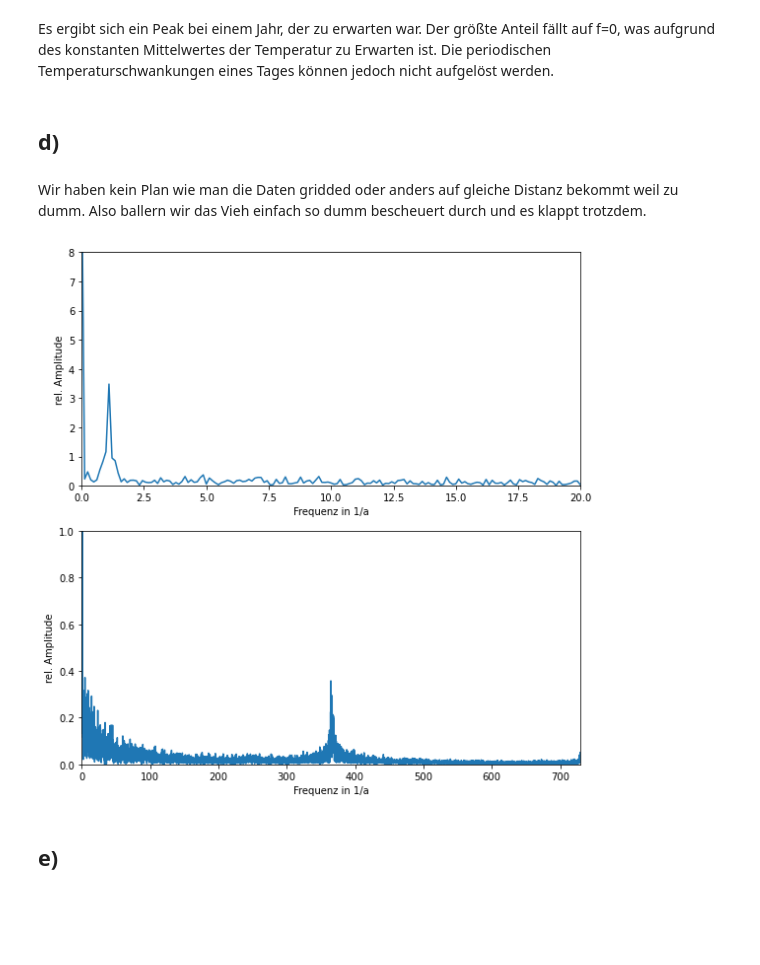
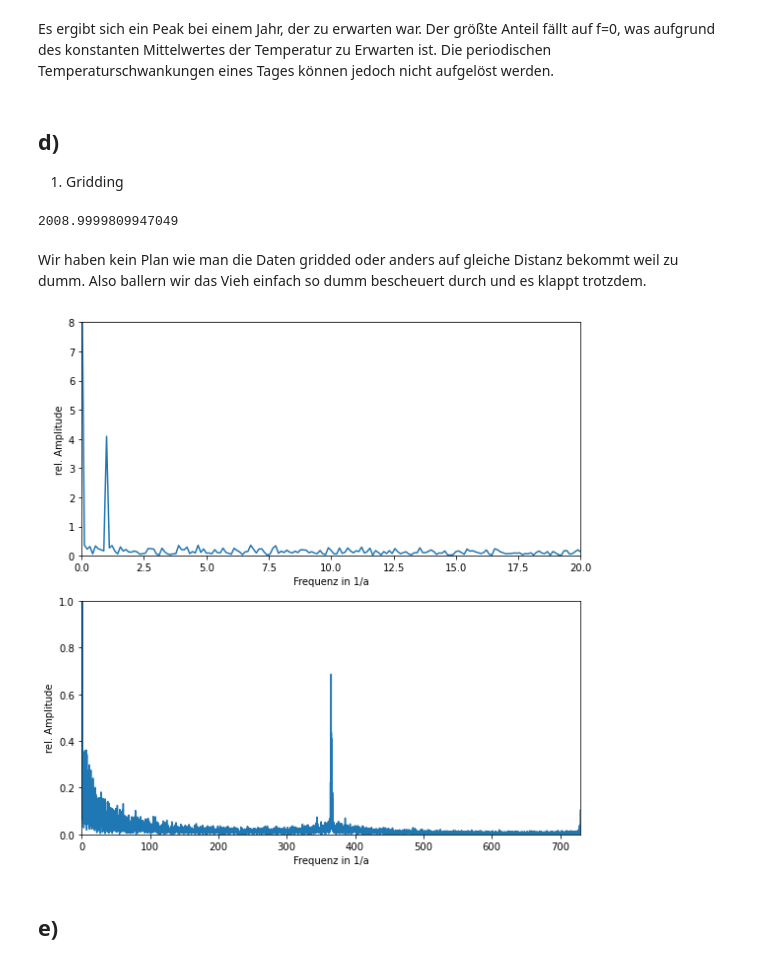
Before and after one commit to ttros/SMD, a Jupyter notebook: SMD B/10/Exercise 18.ipynb, the cells around one changed output. Cells and saved outputs as stored; diff of their text form; code cells hidden in the pictures; blank space fills up the shorter version.

```diff
--- a/SMD B/10/Exercise 18.ipynb
+++ b/SMD B/10/Exercise 18.ipynb
@@ -71,32 +71,50 @@ Es ergibt sich ein Peak bei einem Jahr, der zu erwarten war. Der größte Anteil
 Die periodischen Temperaturschwankungen eines Tages können jedoch nicht aufgelöst werden.
 # %% [markdown]
 ## d)
+1. Gridding
+# %%
+time.max()
+# %% [output]
+2008.9999809947049
+# %%
+from scipy.interpolate import interp1d
+
+time = np.array(time).astype(float) # set datatype to float (it was "object" for some reason)
+distance = 1/(365*24*4)
+
+def grid_data_fft(x, y, grid_spacing):
+    xi = np.arange(x.min(), x.max(), grid_spacing)
+    f = interp1d(x, y)
+    yi = f(xi)
+    return xi, yi
+
+time_grid, temp_grid = grid_data_fft(time, temp, distance)
 # %% [markdown]
 Wir haben kein Plan wie man die Daten gridded oder anders auf gleiche Distanz bekommt weil zu dumm.
 Also ballern wir das Vieh einfach so dumm bescheuert durch und es klappt trotzdem.
 # %%
 from scipy.fft import rfft, rfftfreq, irfft
 
-amplitude = rfft(temp, norm = "forward")
-frequencies = rfftfreq(len(time), 1/(365*24*4))
+amplitude = rfft(temp_grid, norm = "forward")
+frequencies = rfftfreq(len(time_grid), distance)
 
 fig, ax = plt.subplots(2,1, figsize=(8, 8))
 
 ax[0].plot(frequencies, np.abs(amplitude))
 ax[0].set_xlim(0, 20)
 ax[0].set_ylim(0, 8)
 ax[0].set_xlabel("Frequenz in 1/a")
 ax[0].set_ylabel("rel. Amplitude")
 
 ax[1].plot(frequencies, np.abs(amplitude))
 ax[1].set_xlim(0, 2*365)
 ax[1].set_ylim(0, 1)
 ax[1].set_xlabel("Frequenz in 1/a")
 ax[1].set_ylabel("rel. Amplitude")
 
 fig.tight_layout()
 # %% [output]
-[figure, old version]
+[figure, new version]
 # %% [markdown]
 ## e)
 # %% [markdown]
```
Also changed, not shown: parts of 1 cell of this notebook.
